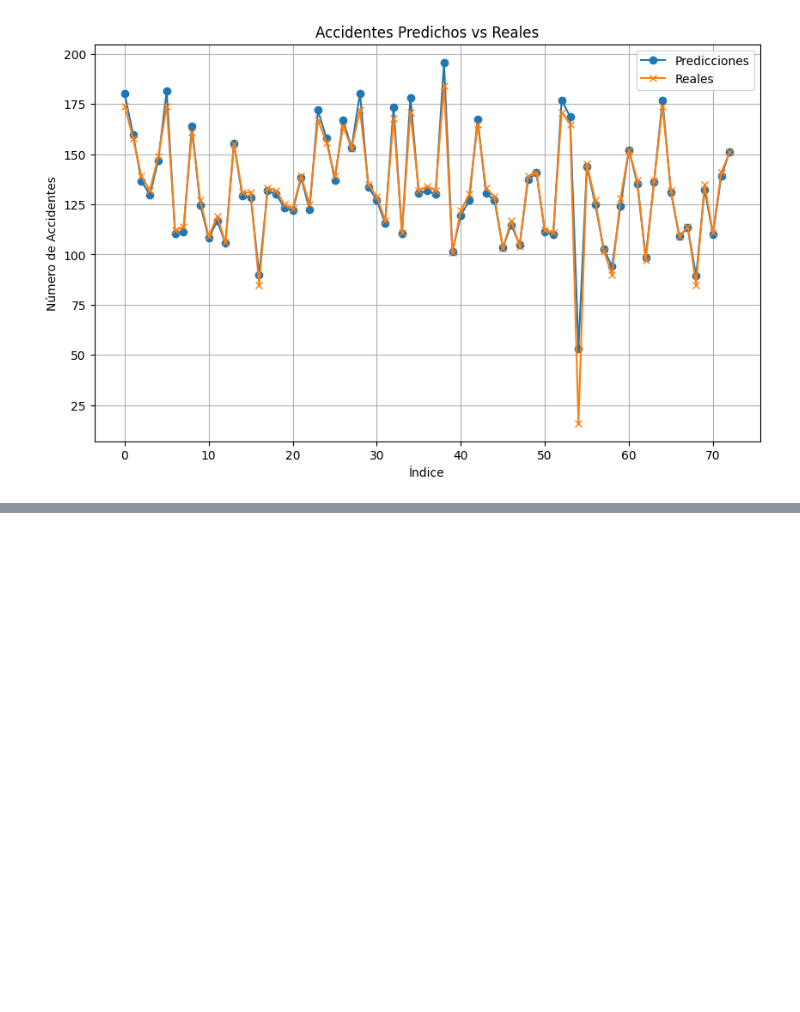
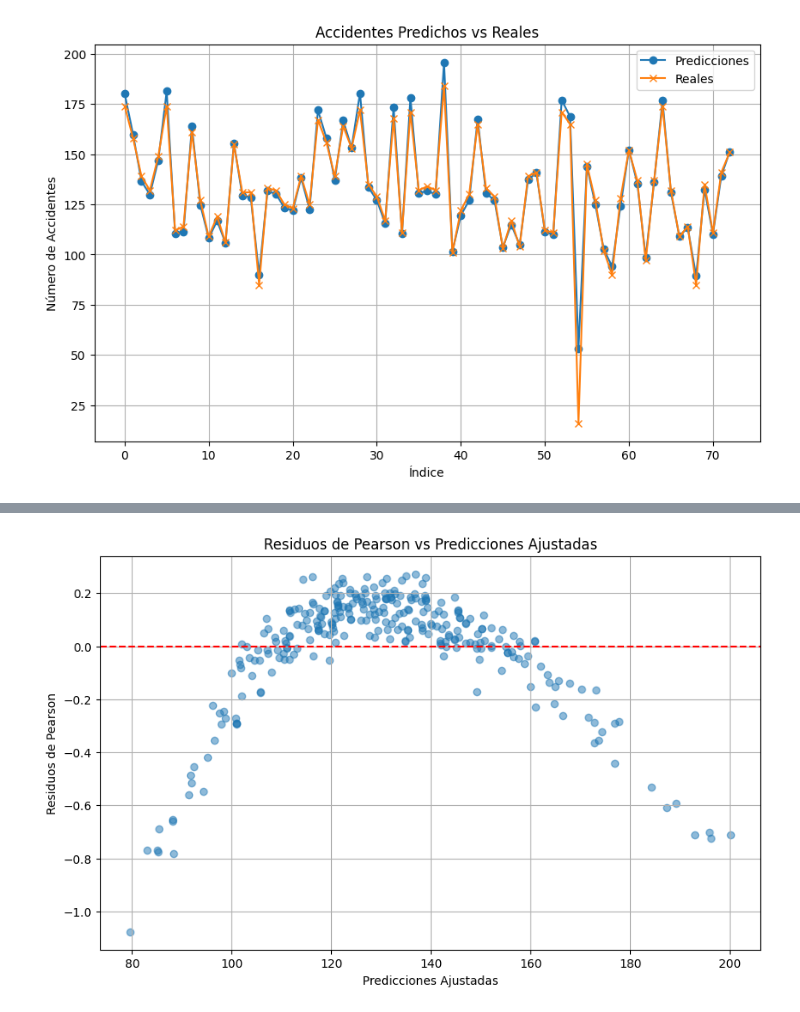
Before and after one commit to Gabriela2685/Accidentes, a Jupyter notebook: pruebass.ipynb, the cells around one changed output, grey strips where cells are left out. Cells and saved outputs as stored; diff of their text form; code cells hidden in the pictures; blank space fills up the shorter version.

```diff
--- a/pruebass.ipynb
+++ b/pruebass.ipynb
@@ -597,3 +597,72 @@ interseccion_T         4.8127     28.655      0.168      0.867     -51.351
 interseccion_X        -2.3692     38.924     -0.061      0.951     -78.659      73.921
 ======================================================================================
 [figure]
+# %%
+import pandas as pd
+import numpy as np
+from patsy import dmatrices
+import statsmodels.api as sm
+import statsmodels.formula.api as smf
+from sklearn.model_selection import train_test_split
+import matplotlib.pyplot as plt
+from statsmodels.stats.outliers_influence import variance_inflation_factor
+
+# Cargar los datos
+data = pd.read_csv('https://docs.google.com/spreadsheets/d/e/2PACX-1vR4i3H4XvouTd3J3XcXSxervyxSejeHpwEBxt9_AwJU3X0mhMfWeBYdT9tG3ZtAkA/pub?output=csv')
+
+# Filtrar valores negativos o nulos en TPDA
+data = data[data['TPDA_aprox'] > 0]
+
+# Convertir variables categóricas en numéricas (si es necesario)
+data['dia_2'] = data['dia_2'].map({'Entre semana': 0, 'Fin de semana': 1})
+data['dia_1'] = data['dia_1'].map({
+    'lunes': 1, 'martes': 2, 'miércoles': 3, 'jueves': 4, 'viernes': 5,
+    'sábado': 6, 'domingo': 7
+})
+
+# Dividir los datos en entrenamiento y prueba
+train_data, test_data = train_test_split(data, test_size=0.2, random_state=42)
+
+# Fórmula del modelo
+formula = ("""acc ~ np.log(TPDA_aprox) + p_no_semaforizada + p_semaforizada + dia_2 +"""
+           """interseccion_Y + interseccion_T + interseccion_X"""
+)
+
+# Crear las matrices para el modelo
+y_train, X_train = dmatrices(formula, train_data, return_type='dataframe')
+y_test, X_test = dmatrices(formula, test_data, return_type='dataframe')
+
+# Evaluar multicolinealidad (VIF)
+vif_data = pd.DataFrame()
+vif_data["Variable"] = X_train.columns
+vif_data["VIF"] = [variance_inflation_factor(X_train.values, i) for i in range(X_train.shape[1])]
+print(vif_data)
+
+# Ajustar el modelo de Poisson
+poisson_model = sm.GLM(y_train, X_train, family=sm.families.Poisson()).fit()
+print(poisson_model.summary())
+
+# Verificar sobredispersión
+train_data['lambda_hat'] = poisson_model.mu  # Predicciones ajustadas
+train_data['aux_ols_dep'] = (
+    (train_data['acc'] - train_data['lambda_hat'])**2 - train_data['lambda_hat']
+) / train_data['lambda_hat']
+
+# Ajustar un modelo de dispersión (OLS)
+ols_formula = """aux_ols_dep ~ lambda_hat - 1"""
+aux_ols_model = smf.ols(ols_formula, data=train_data).fit()
+print(f"Parámetro alpha para Binomial Negativa: {aux_ols_model.params[0]}")
+
+# Evaluar residuos del modelo
+train_data['resid_pearson'] = (train_data['acc'] - poisson_model.mu) / np.sqrt(poisson_model.mu)
+
+# Graficar residuos
+plt.figure(figsize=(10, 6))
+plt.scatter(poisson_model.mu, train_data['resid_pearson'], alpha=0.5)
+plt.axhline(0, color='red', linestyle='--')
+plt.title('Residuos de Pearson vs Predicciones Ajustadas')
+plt.xlabel('Predicciones Ajustadas')
+plt.ylabel('Residuos de Pearson')
+plt.grid()
+plt.show()
+# %% [output]
@@ -599,0 +686 @@ interseccion_X        -2.3692     38.924     -0.061      0.951     -78.659
+[figure, added]
```
Also changed, not shown: parts of 4 cells of this notebook.
